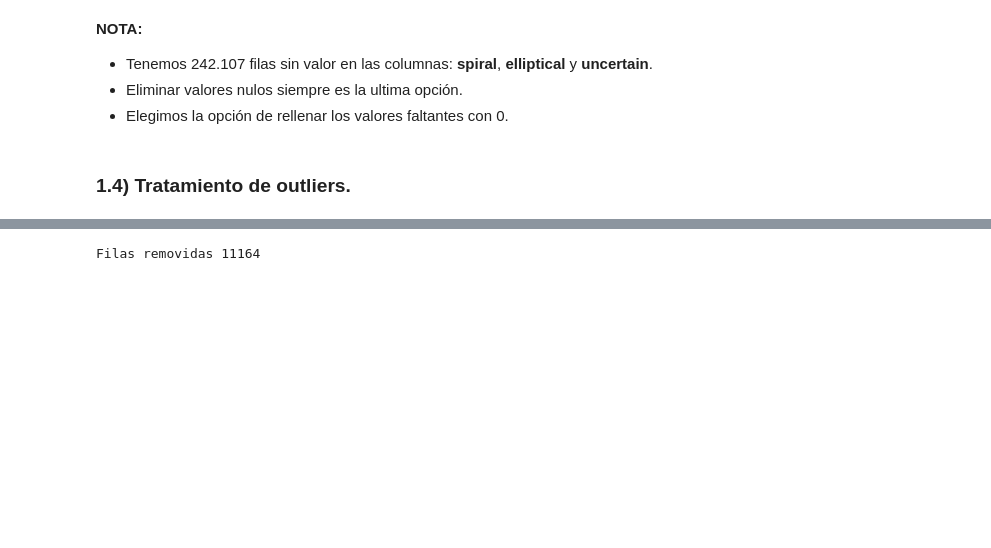
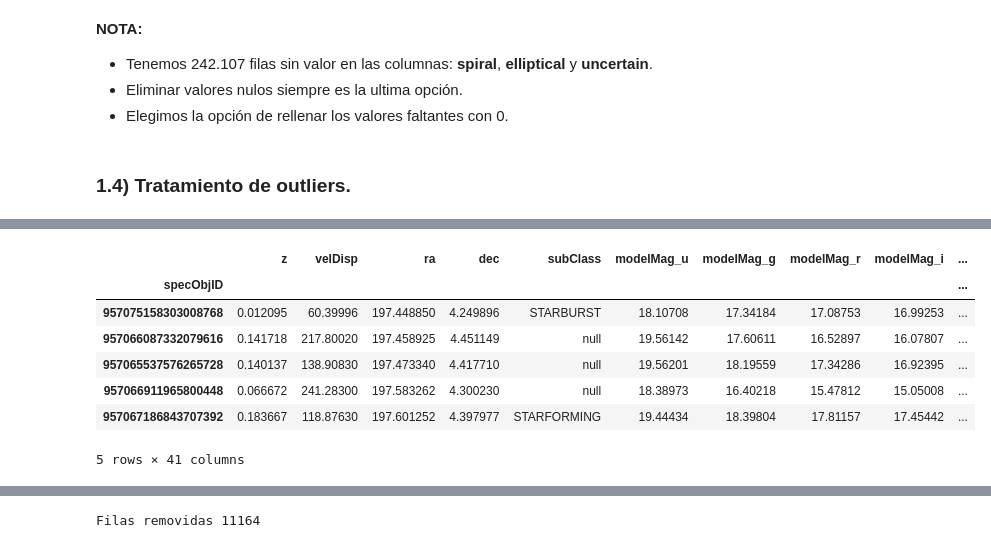
Before and after one commit to leoborgnino/mentoria-astro-datos, a Jupyter notebook: 2_Analisis_y_Curación.ipynb, the cells around one changed output, grey strips where cells are left out. Drawn from its saved outputs; the diff is of its cells as text; code cells hidden in the pictures; blank space fills up the shorter version.

```diff
--- a/2_Analisis_y_Curación.ipynb
+++ b/2_Analisis_y_Curación.ipynb
@@ -105,16 +114,3 @@ data.describe(include=['object'])
 | unique | 8 |
 | top | null |
 | freq | 543479 |
-# %%
-# Buscamos valores raros en la variable 'subClass' por ser la única no numérica
-
-import ftfy.badness as bad
-
-def weird(val):
-    if isinstance(val, float):
-        return 0
-    return bad.sequence_weirdness(val)
-
-
-data['subClass_weirdness'] = data['subClass'].apply(weird)
-data[data['subClass_weirdness'] > 1]
@@ -143,8 +134,3 @@ data[data.duplicated(keep=False)]
 |  | z | velDisp | ra | dec | subClass | modelMag_u | modelMag_g | modelMag_r | modelMag_i | ... |
 | specObjID |  |  |  |  |  |  |  |  |  | ... |
 0 rows × 33 columns
-# %%
-# Agrego una columna ID= New_ID
-
-data.insert(0, 'New_ID', range(1, 1 + len(df)))
-data[:5]
@@ -218,3 +186,14 @@ Series([], dtype: int64)
 * Elegimos la opción de rellenar los valores faltantes con 0.
 # %% [markdown]
 ### **1.4)** Tratamiento de outliers.
+# %%
+# PRIMER PASO: Codificamos las variables categóricas como variables numéricas
+
+from sklearn.preprocessing import LabelBinarizer
+
+other_column = 'subClass'
+lb = LabelBinarizer()
+
+data_cod=pd.DataFrame(lb.fit_transform(data_full[other_column]),
+                      columns=((other_column + '_') + pd.Series(lb.classes_)),
+                      index=data_full.index)
@@ -220,0 +238,14 @@ Series([], dtype: int64)
+# %%
+# SEGUNDO PASO: Unimos los dataframes y eliminamos la variable categórica original "subClass"
+
+data_join = data_full.join(data_cod)
+data_join[:5]
+# %% [output]
+|  | z | velDisp | ra | dec | subClass | modelMag_u | modelMag_g | modelMag_r | modelMag_i | ... |
+| specObjID |  |  |  |  |  |  |  |  |  | ... |
+| 957075158303008768 | 0.012095 | 60.39996 | 197.448850 | 4.249896 | STARBURST | 18.10708 | 17.34184 | 17.08753 | 16.99253 | ... |
+| 957066087332079616 | 0.141718 | 217.80020 | 197.458925 | 4.451149 | null | 19.56142 | 17.60611 | 16.52897 | 16.07807 | ... |
+| 957065537576265728 | 0.140137 | 138.90830 | 197.473340 | 4.417710 | null | 19.56201 | 18.19559 | 17.34286 | 16.92395 | ... |
+| 957066911965800448 | 0.066672 | 241.28300 | 197.583262 | 4.300230 | null | 18.38973 | 16.40218 | 15.47812 | 15.05008 | ... |
+| 957067186843707392 | 0.183667 | 118.87630 | 197.601252 | 4.397977 | STARFORMING | 19.44434 | 18.39804 | 17.81157 | 17.45442 | ... |
+5 rows × 41 columns
```
Also changed, not shown: parts of 21 cells of this notebook.
